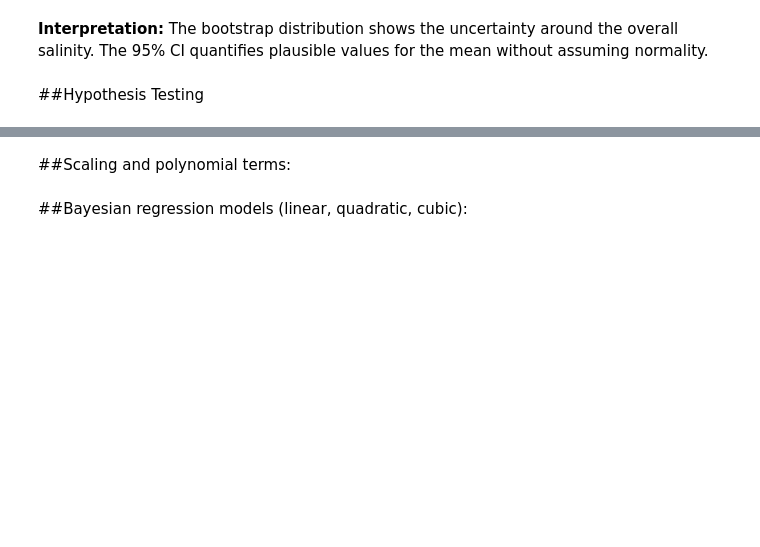
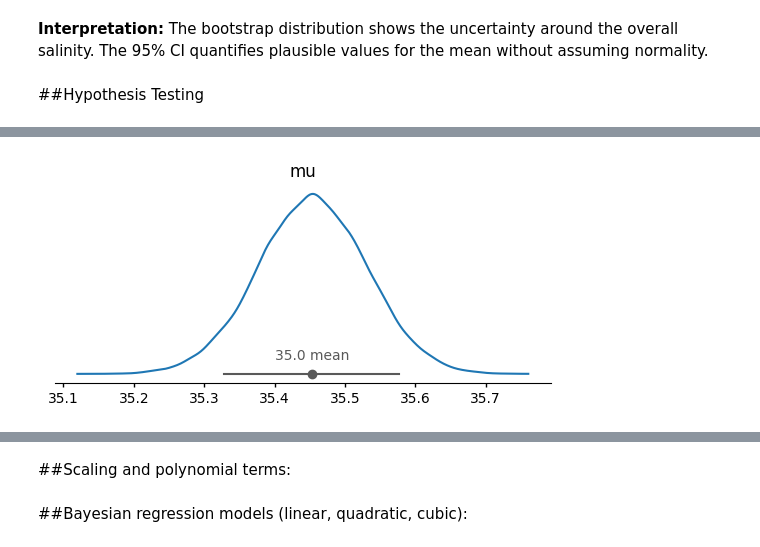
Before and after one commit to me1-3/Emsc2010-A3, a Jupyter notebook: A3_Salinity.ipynb, the cells around one changed output, grey strips where cells are left out. Cells and saved outputs as stored; diff of their text form; code cells hidden in the pictures; blank space fills up the shorter version.

```diff
--- a/A3_Salinity.ipynb
+++ b/A3_Salinity.ipynb
@@ -235,0 +239,21 @@ az.plot_posterior(trace_early, var_names=["mu"])
+# %%
+#BAYESIAN MODEL ESTIMATING MEAN CATCH FOR RECENT YEARS
+
+with pm.Model() as recent_model:
+
+  # Prior for the mean — Normal centered at your best prior guess with sigma representing the uncertainty in that guess
+  mu = pm.Normal("mu", mu = 3, sigma = 2)
+
+  # Prior for std of heights — HalfNormal with a standard deviation of 20.
+  sigma = pm.HalfNormal ("sigma", sigma = 2)
+
+  # Likelihood given the data
+  obs = pm.Normal ("obs", mu = mu, sigma = sigma, observed = data_recent)
+
+   # Obtain 20,000 samples from the posterior
+  trace_recent = pm.sample(20000, tune = 2000, return_inferencedata = True, progressbar = False)
+
+  # Plot the posterior distribution for the mean
+  az.plot_dist(trace_early, var_names=["mu"]) # Corrected: Passing InferenceData object with var_names
+# %% [output]
+[figure, added]
```
Also changed, not shown: parts of 6 cells of this notebook.
